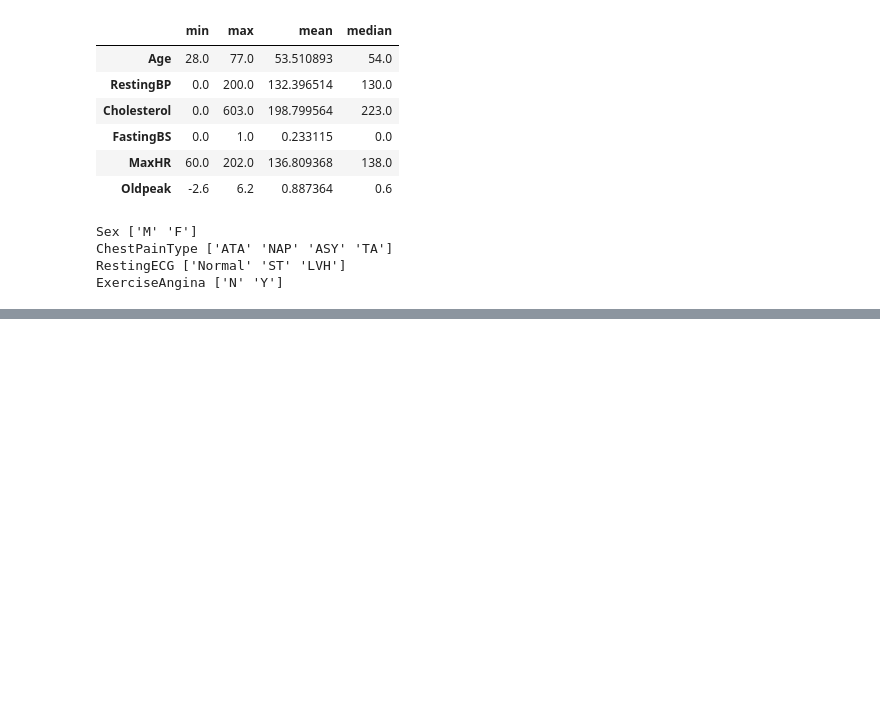
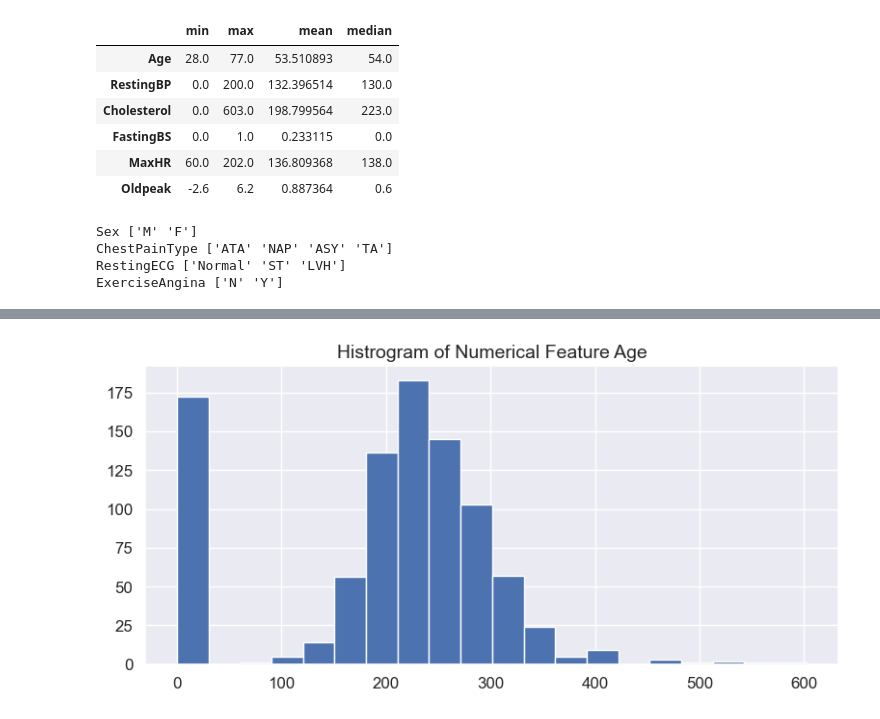
Before and after one commit to arman-hossain45/Phitrom_AI-ML, a Jupyter notebook: Phitron_Machine_Learning_module.ipynb, the cells around one changed output, grey strips where cells are left out. Drawn from its saved outputs; the diff is of its cells as text; code cells hidden in the pictures; blank space fills up the shorter version.

```diff
--- a/Phitron_Machine_Learning_module.ipynb
+++ b/Phitron_Machine_Learning_module.ipynb
@@ -131,0 +149,8 @@ ExerciseAngina ['N' 'Y']
+# %%
+df['Cholesterol'].hist(bins=20,figsize=(8,4))
+plt.title("Histrogram of Numerical Feature Age",fontsize=14)
+plt.tight_layout()
+plt.show()#there is a outliar in this data set cholestrol is not 0
+# there is a outliar
+# %% [output]
+[figure, added]
```
Also changed, not shown: parts of 15 cells of this notebook.
